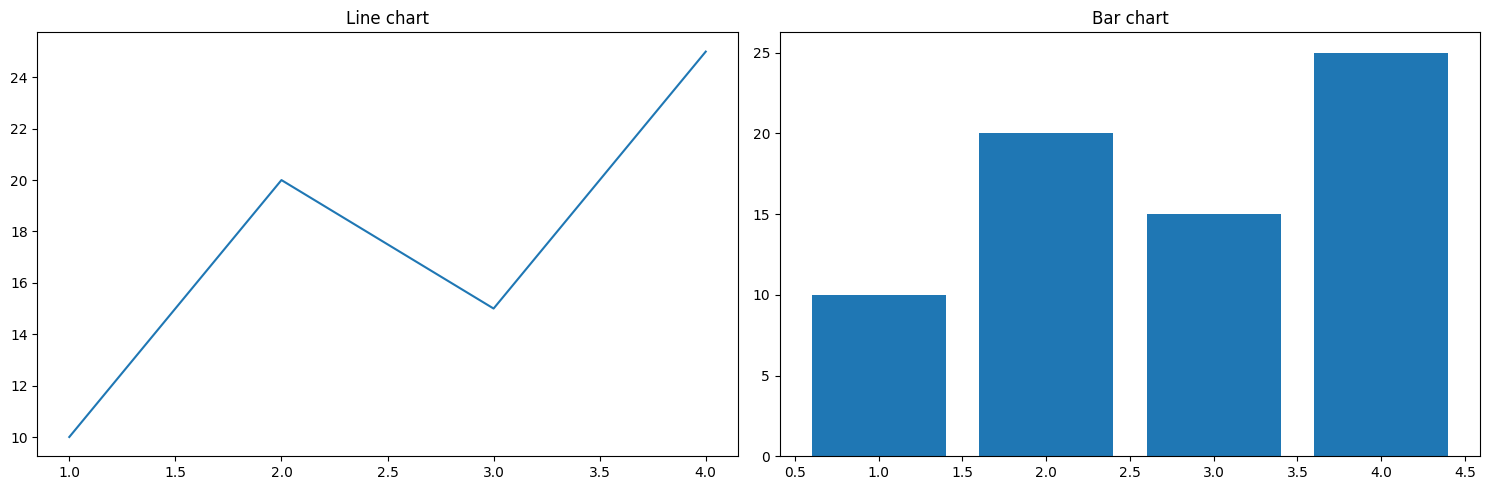
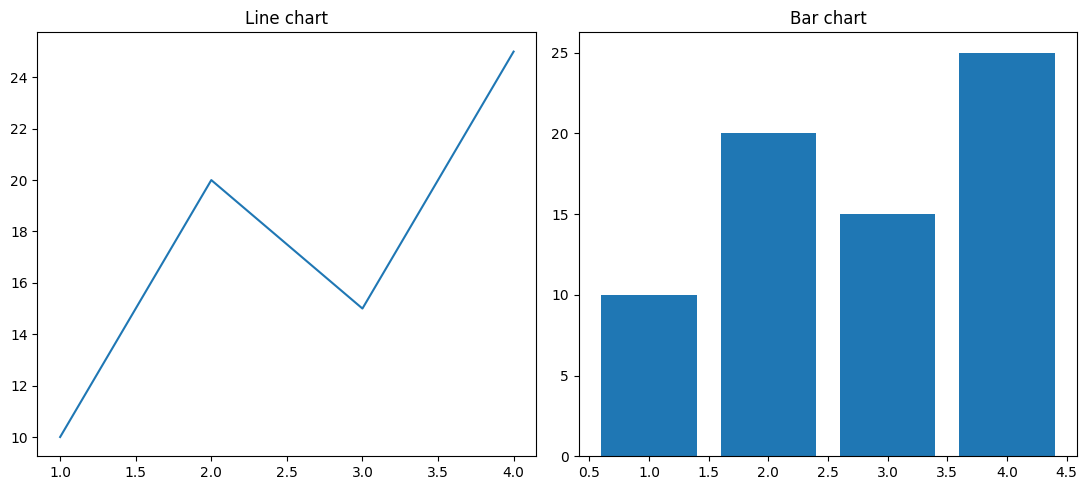
The notebook cell's code change between the first figure and the second:
--- before
+++ after
@@ -2,5 +2,5 @@
 import matplotlib.pyplot as plt
 
-fig, ax = plt.subplots(1,2,figsize = (15,5))
+fig, ax = plt.subplots(1,2,figsize = (11,5))
 
 x = [1,2,3,4]

Commit: learn advanced subplot